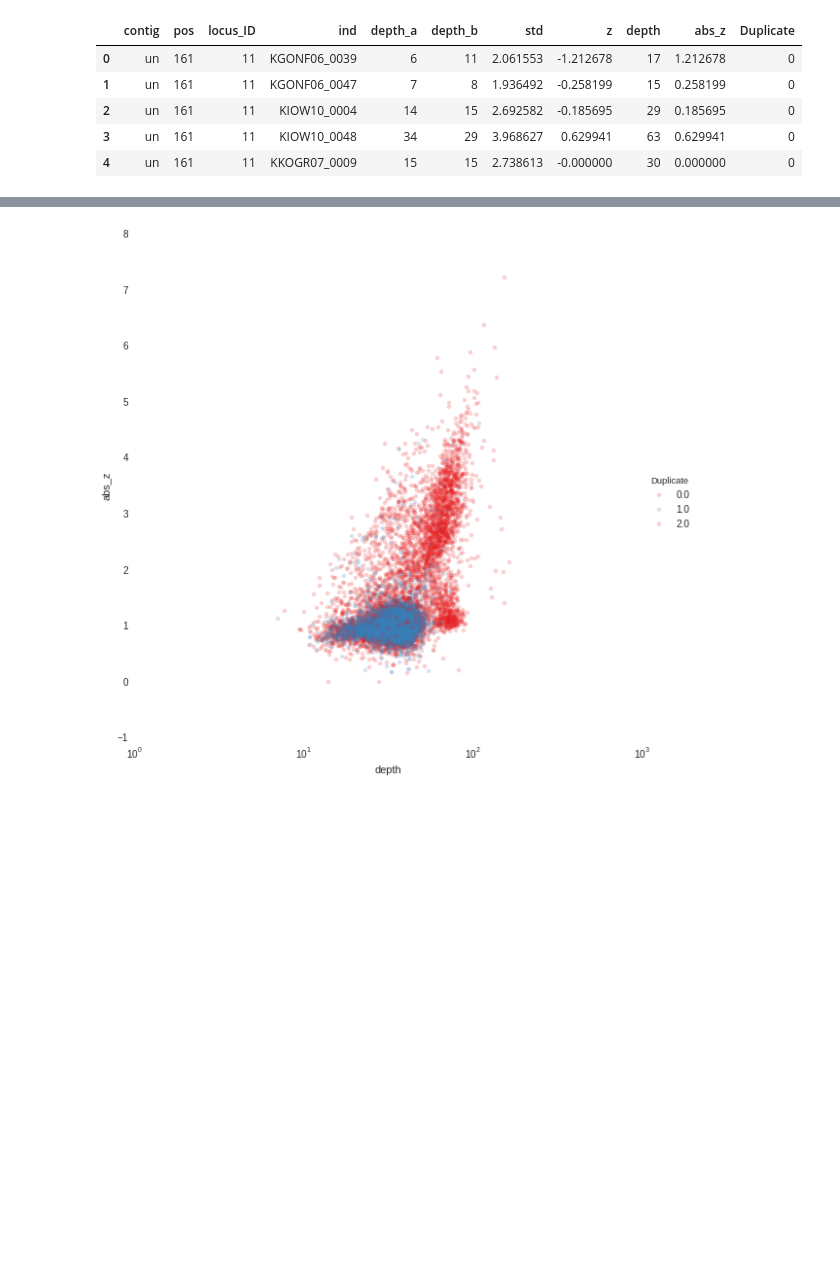
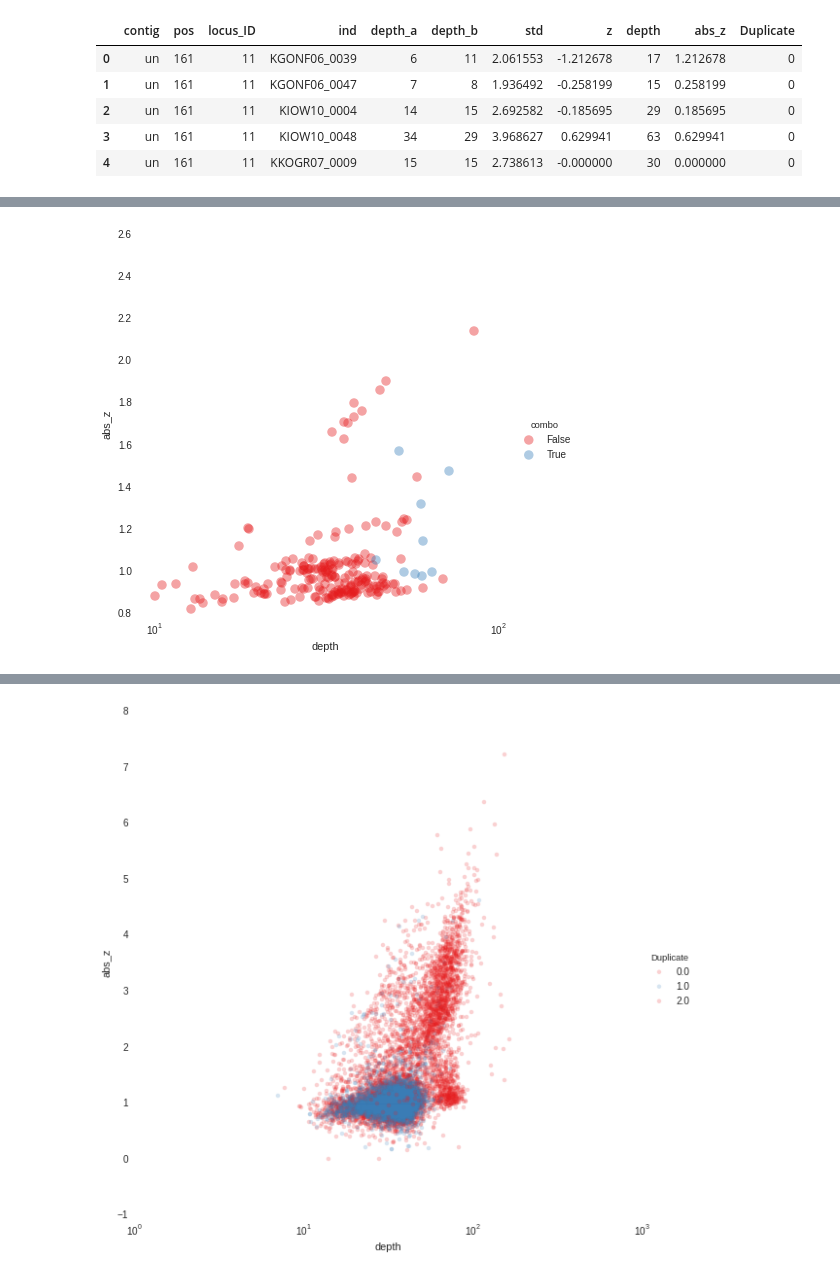
Before and after one commit to rwaples/RAD_allele_coverage, a Jupyter notebook: notebooks/chinook allele depth.ipynb, the cells around one changed output, grey strips where cells are left out. Drawn from its saved outputs; the diff is of its cells as text; code cells hidden in the pictures; blank space fills up the shorter version.

```diff
--- a/notebooks/chinook allele depth.ipynb
+++ b/notebooks/chinook allele depth.ipynb
@@ -353,0 +378,3 @@ ind_depths.head()
+# %%
+ind_depths = pd.merge(ind_depths, filter_sets)
+ind_depths.head()
@@ -353,0 +388,3 @@ ind_depths.head()
+# %%
+ind_depths_pass =  ind_depths[[xx == 1 for xx in ind_depths['AllFilters']]]
+ind_depths_pass.head()
@@ -353,0 +398,3 @@ ind_depths.head()
+# %%
+ind_depth_pass_means = ind_depths_pass.groupby('ind').mean()
+ind_depth_pass_means['pop'] = [xx.split('_')[0] for xx in ind_depth_pass_means.index.tolist()]
@@ -353,0 +411,12 @@ ind_depths.head()
+# %%
+ind_depth_pass_means['combo'] = ['combo' in xx for xx in ind_depth_pass_means.index.tolist()]
+# %%
+sns.lmplot(x = 'depth', y = 'abs_z', data = ind_depth_pass_means, fit_reg = False, hue = 'combo',
+           palette=sns.color_palette("Set1", 4), scatter_kws = {'alpha':.4, 's':90}, size =6)
+plt.xlim(9, 110)
+plt.ylim(.8, 2.6)
+plt.xscale('log')
+
+plt.show()
+# %% [output]
+[figure, added]
```
Also changed, not shown: parts of 24 cells of this notebook, 4 other files.
